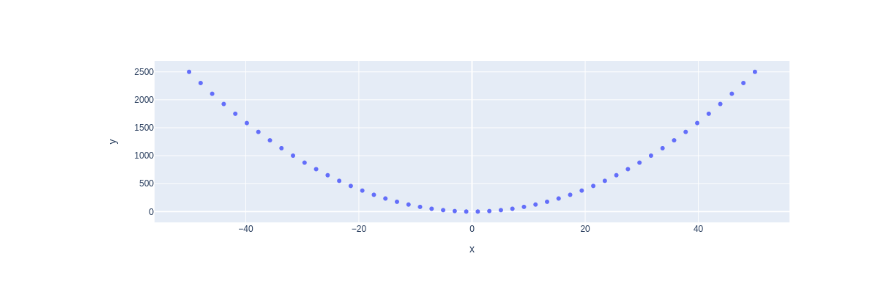
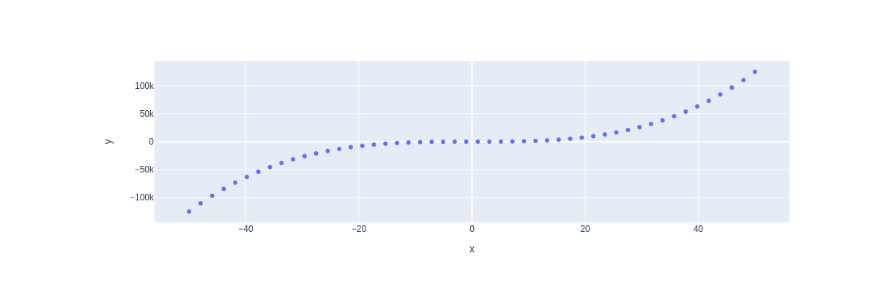
Before and after one commit to igortin/my-notebooks-repo, a Jupyter notebook: experiment1.ipynb, the cells around one changed output. Cells and saved outputs as stored; diff of their text form; code cells hidden in the pictures.

```diff
--- a/experiment1.ipynb
+++ b/experiment1.ipynb
@@ -1,16 +1,16 @@
 # %%
 import numpy as np
 import plotly.express as px
 
 # x-axis data points
 x = np.linspace(start=-50, stop=50)
 
 # y-axis data points
-y = x ** 2
+y = x ** 3
 
 # define the plot
 fig = px.scatter(x=x, y=y)
 
 fig.show()
 # %% [output]
-[figure, old version]
+[figure, new version]
```
